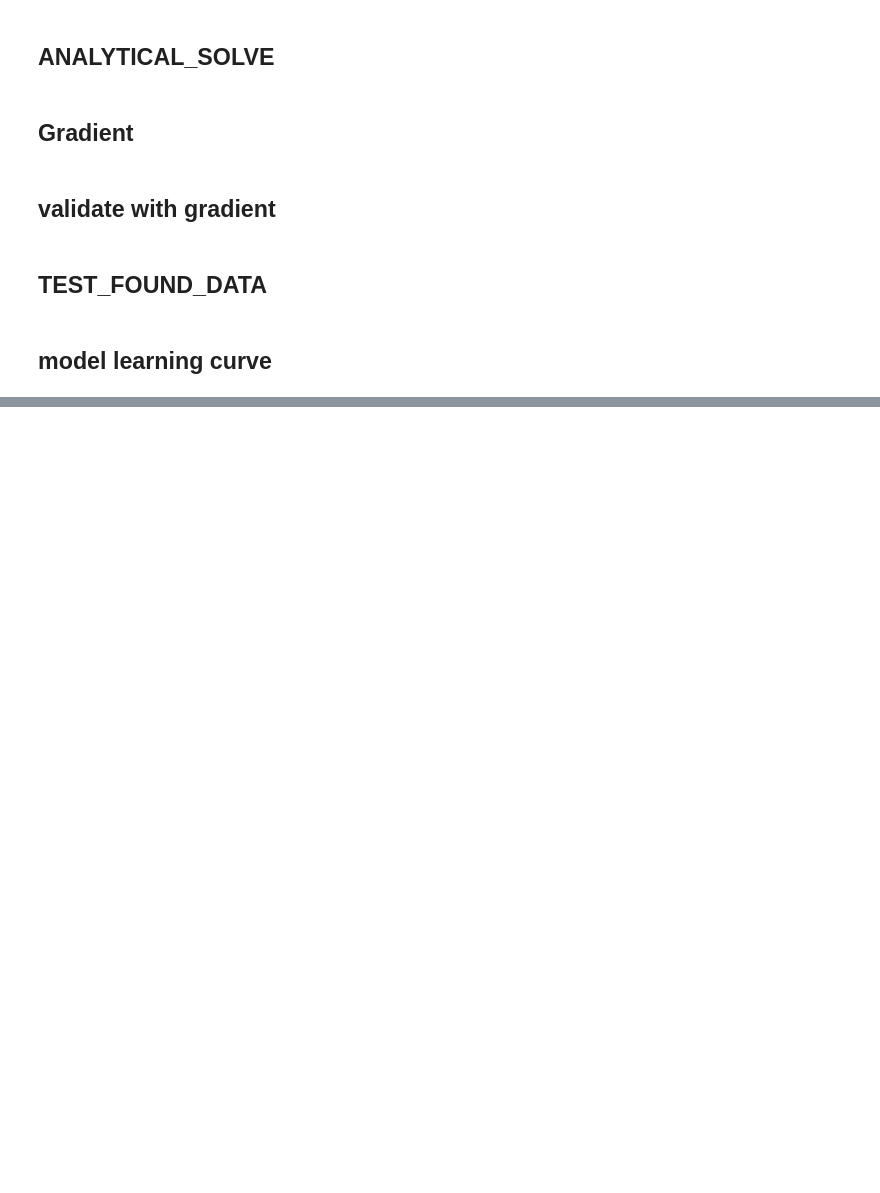
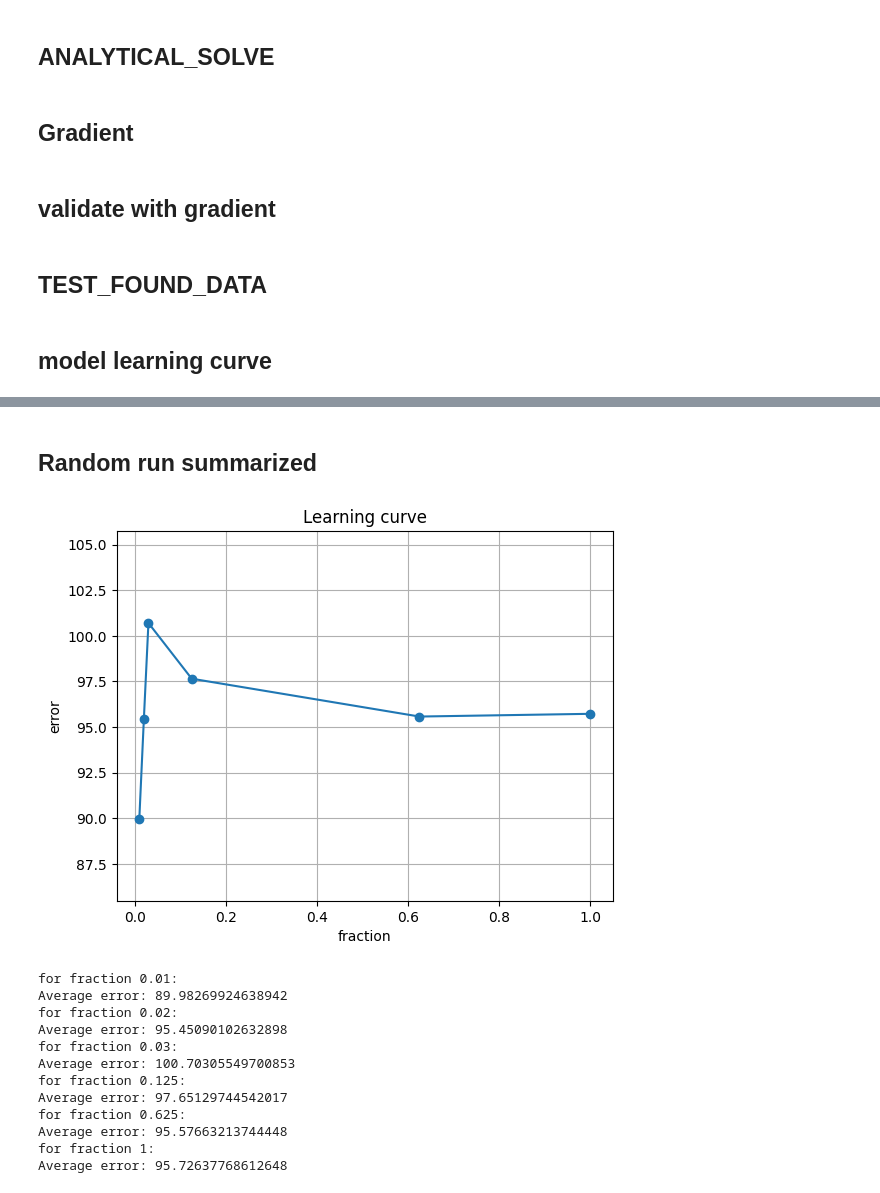
Before and after one commit to Aleksander-Wieczorek/Linear-regression, a Jupyter notebook: regression.ipynb, the cells around one changed output, grey strips where cells are left out. Drawn from its saved outputs; the diff is of its cells as text; code cells hidden in the pictures; blank space fills up the shorter version.

```diff
--- a/regression.ipynb
+++ b/regression.ipynb
@@ -251,0 +260,64 @@ plt.show()
+# %% [markdown]
+## Random run summarized
+# %%
+iters=10
+fractions=[
+    0.01,0.02,0.03,0.125,0.625,1]
+res_errors=[0 for _ in range(6)]
+for i in range(iters):
+    with open('dane.data', 'r') as data, open('training.data', 'w') as training, open('validation.data', 'w') as validation, open('testing.data', 'w') as testing:
+        for line in data:
+            random_value = np.random.rand()
+            if random_value < 0.6:  # 60% chance to go to training
+                training.write(line)
+            elif random_value < 0.8:  # 20% chance to go to validation
+                validation.write(line)
+            else:
+                testing.write(line)
+
+    X_train, y_train = load_data('training.data')
+    X_val, y_val = load_data('validation.data')
+    X_test, y_test = load_data('testing.data')
+    mean=X_train.mean(axis=0)
+    std = X_train.std(axis=0)
+    min_val = X_train.min(axis=0)
+    max_val = X_train.max(axis=0)
+    X_train=scale(X_train)
+    X_val=scale(X_val)
+    X_test=scale(X_test)
+    X_train_r=remodel(X_train)
+    X_val_r=remodel(X_val)
+    X_test_r=remodel(X_test)
+
+    for j in range(len(fractions)):
+        #  at least 1 line
+        n = max(1, int(len(X_train_r) * fractions[j]))
+        indices = np.random.choice(len(X_train_r), size=n, replace=False)
+        X = X_train_r[indices]
+        y = y_train[indices]
+        res_errors[j]+=(test(X, y))
+res_errors=[val/iters for val in res_errors]
+plt.plot(fractions, res_errors, marker='o')
+plt.xlabel("fraction")
+plt.ylabel("error")
+plt.title("Learning curve")
+plt.ylim(min(res_errors)*0.95, max(res_errors)*1.05)
+plt.grid()
+plt.show()
+for i in range(len(fractions)):
+    print(f"for fraction {fractions[i]}:")
+    print(f"Average error: {res_errors[i]}")
+# %% [output]
+[figure, added]
+for fraction 0.01:
+Average error: 89.98269924638942
+for fraction 0.02:
+Average error: 95.45090102632898
+for fraction 0.03:
+Average error: 100.70305549700853
+for fraction 0.125:
+Average error: 97.65129744542017
+for fraction 0.625:
+Average error: 95.57663213744448
+for fraction 1:
+Average error: 95.72637768612648
```
Also changed, not shown: parts of 12 cells of this notebook.
